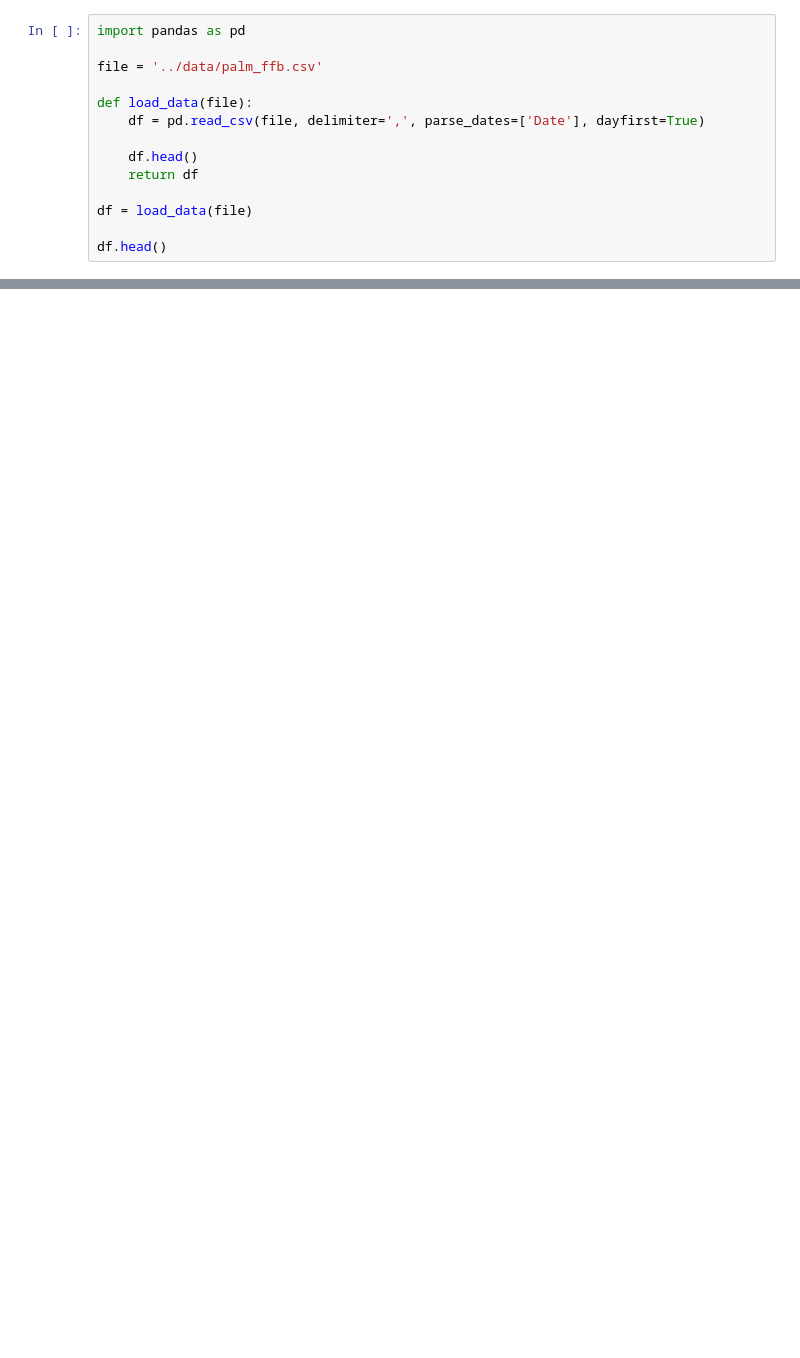
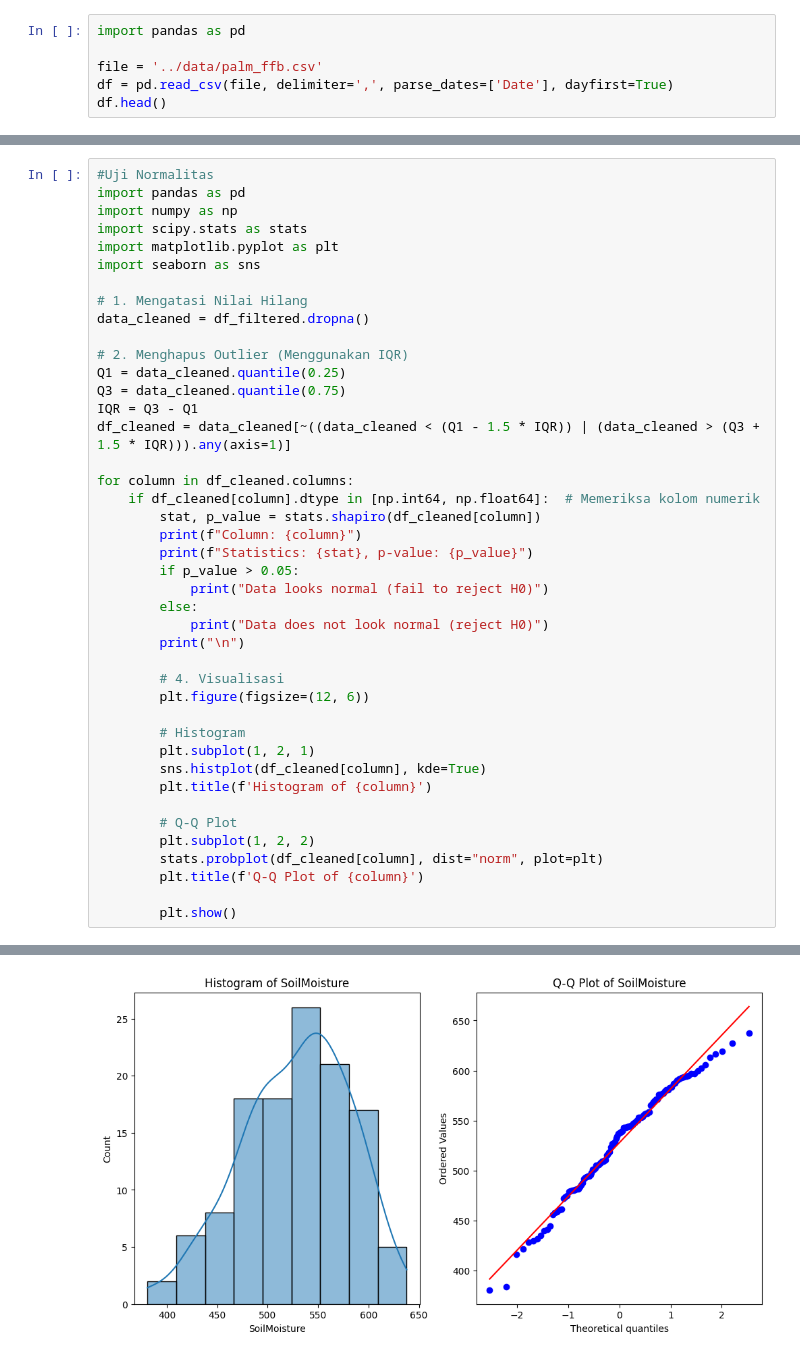
Before and after one commit to rammahayufitra/assessment-solution-april, a Jupyter notebook: solution_to_question_2/analisa.ipynb, the cells around one changed output, grey strips where cells are left out. Saved outputs shown, nothing was run; the diff lists cells and outputs as text; blank space fills up the shorter version.

```diff
--- a/solution_to_question_2/analisa.ipynb
+++ b/solution_to_question_2/analisa.ipynb
@@ -2,15 +2,7 @@
 import pandas as pd
 
 file = '../data/palm_ffb.csv'
-
-def load_data(file):
-    df = pd.read_csv(file, delimiter=',', parse_dates=['Date'], dayfirst=True)
-
-    df.head()
-    return df
-
-df = load_data(file)
-
+df = pd.read_csv(file, delimiter=',', parse_dates=['Date'], dayfirst=True)
 df.head()
 # %% [output]
 |  | Date | SoilMoisture | Average_Temp | Min_Temp | Max_Temp | Precipitation | Working_days | HA_Harvested | ... |
@@ -139,0 +59,43 @@ Fitur yang dihapus: set()
+# %%
+#Uji Normalitas
+import pandas as pd
+import numpy as np
+import scipy.stats as stats
+import matplotlib.pyplot as plt
+import seaborn as sns
+
+# 1. Mengatasi Nilai Hilang
+data_cleaned = df_filtered.dropna()
+
+# 2. Menghapus Outlier (Menggunakan IQR)
+Q1 = data_cleaned.quantile(0.25)
+Q3 = data_cleaned.quantile(0.75)
+IQR = Q3 - Q1
+df_cleaned = data_cleaned[~((data_cleaned < (Q1 - 1.5 * IQR)) | (data_cleaned > (Q3 + 1.5 * IQR))).any(axis=1)]
+
+for column in df_cleaned.columns:
+    if df_cleaned[column].dtype in [np.int64, np.float64]:  # Memeriksa kolom numerik
+        stat, p_value = stats.shapiro(df_cleaned[column])
+        print(f"Column: {column}")
+        print(f"Statistics: {stat}, p-value: {p_value}")
+        if p_value > 0.05:
+            print("Data looks normal (fail to reject H0)")
+        else:
+            print("Data does not look normal (reject H0)")
+        print("\n")
+
+        # 4. Visualisasi
+        plt.figure(figsize=(12, 6))
+
+        # Histogram
+        plt.subplot(1, 2, 1)
+        sns.histplot(df_cleaned[column], kde=True)
+        plt.title(f'Histogram of {column}')
+
+        # Q-Q Plot
+        plt.subplot(1, 2, 2)
+        stats.probplot(df_cleaned[column], dist="norm", plot=plt)
+        plt.title(f'Q-Q Plot of {column}')
+
+        plt.show()
+# %% [output]
@@ -139,0 +105 @@ Fitur yang dihapus: set()
+[figure, added]
```
Also changed, not shown: parts of 12 cells of this notebook, 4 other files.
